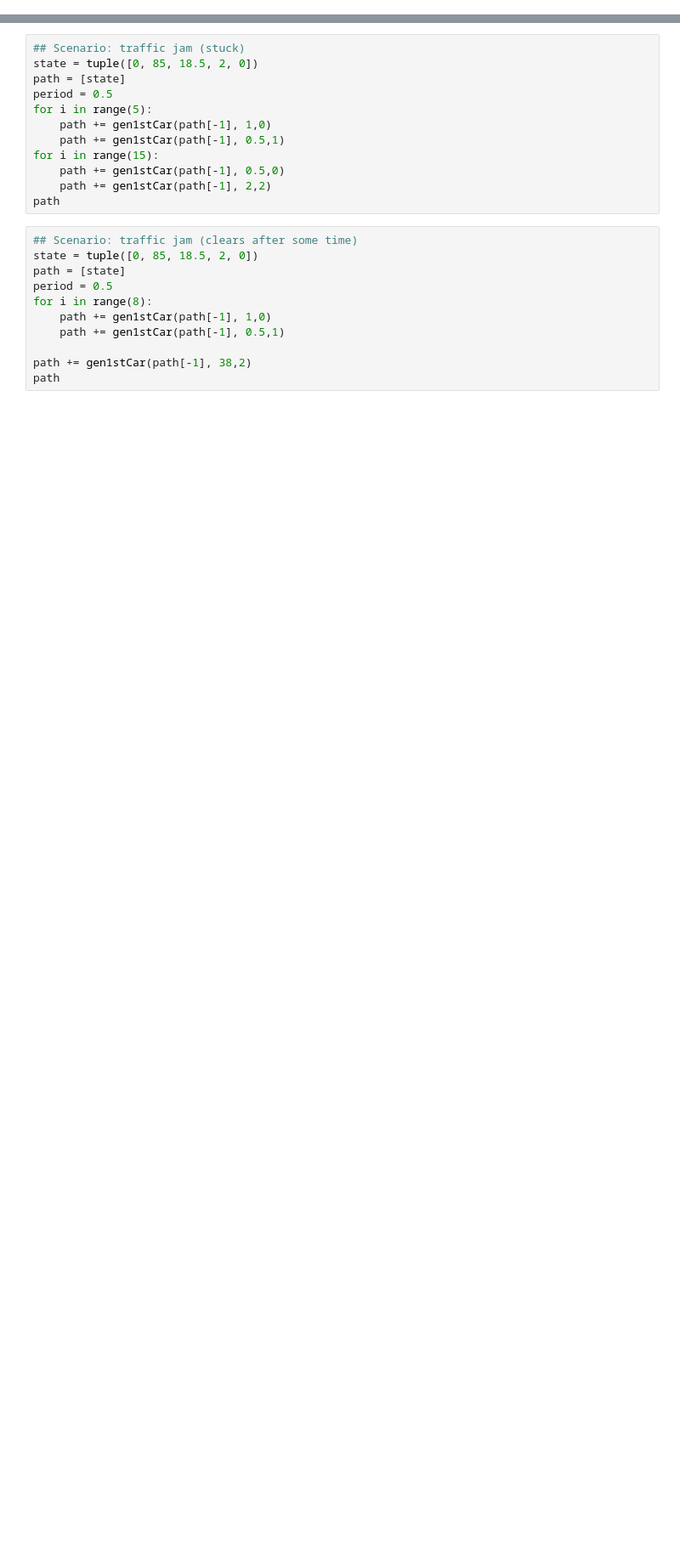
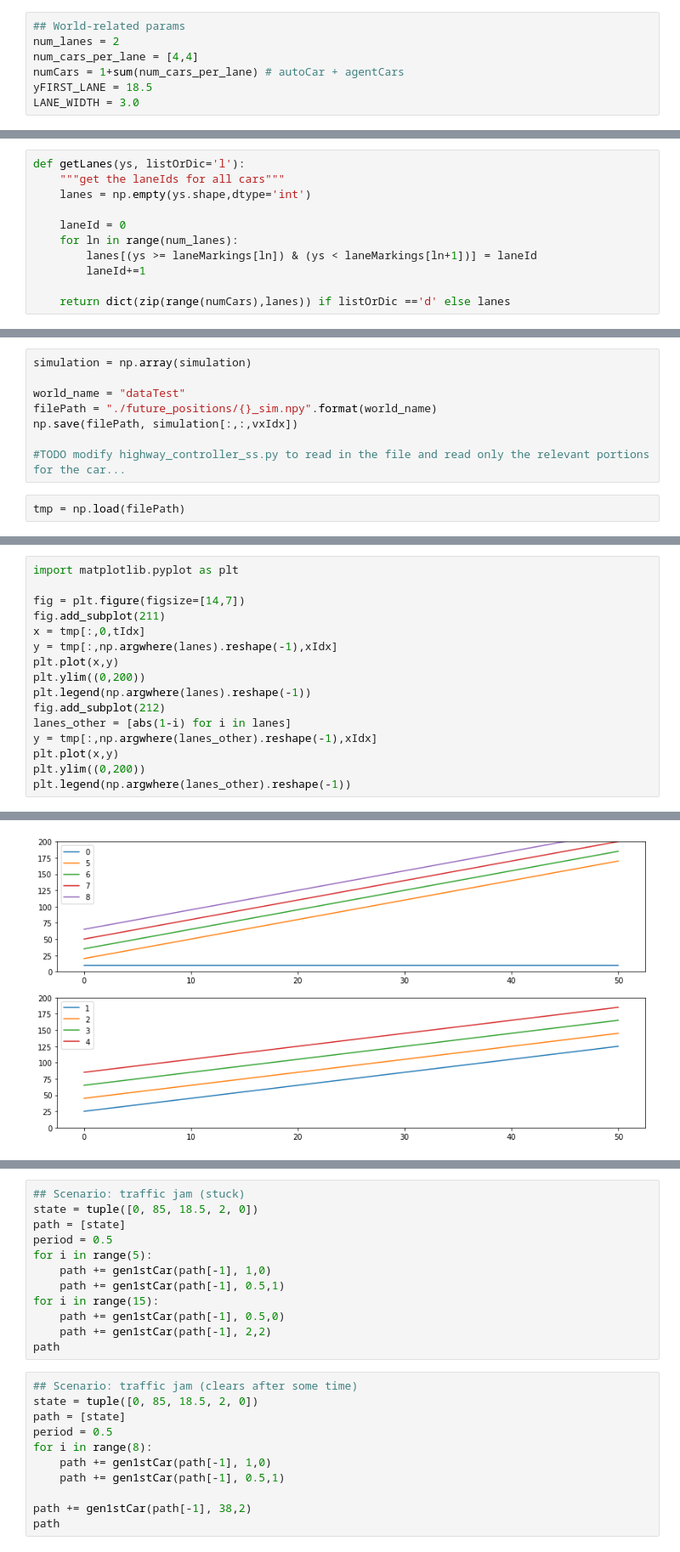
Before and after one commit to shern2/motionplanning, a Jupyter notebook: autocar/scripts/highway/proj.ipynb, the cells around one changed output, grey strips where cells are left out. Shown: that part at 85% size. Saved outputs shown, nothing was run; the diff lists cells and outputs as text; blank space fills up the shorter version.

Commit message:
Simulation
Simulation done, but needs to be verified with autoCar moving around. Also pending the updates to the highway_controller_ss.py.

```diff
--- a/autocar/scripts/highway/proj.ipynb
+++ b/autocar/scripts/highway/proj.ipynb
@@ -210,0 +22,7 @@ xs[]
+# %%
+## World-related params
+num_lanes = 2
+num_cars_per_lane = [4,4]
+numCars = 1+sum(num_cars_per_lane) # autoCar + agentCars
+yFIRST_LANE = 18.5
+LANE_WIDTH = 3.0
@@ -210,0 +176,11 @@ xs[]
+# %%
+def getLanes(ys, listOrDic='l'):
+    """get the laneIds for all cars"""
+    lanes = np.empty(ys.shape,dtype='int')
+
+    laneId = 0
+    for ln in range(num_lanes):
+        lanes[(ys >= laneMarkings[ln]) & (ys < laneMarkings[ln+1])] = laneId
+        laneId+=1
+
+    return dict(zip(range(numCars),lanes)) if listOrDic =='d' else lanes
@@ -210,0 +329,10 @@ xs[]
+# %%
+simulation = np.array(simulation)
+
+world_name = "dataTest"
+filePath = "./future_positions/{}_sim.npy".format(world_name)
+np.save(filePath, simulation[:,:,vxIdx])
+
+#TODO modify highway_controller_ss.py to read in the file and read only the relevant portions for the car...
+# %%
+tmp = np.load(filePath)
@@ -210,0 +341,17 @@ xs[]
+# %%
+import matplotlib.pyplot as plt
+
+fig = plt.figure(figsize=[14,7])
+fig.add_subplot(211)
+x = tmp[:,0,tIdx]
+y = tmp[:,np.argwhere(lanes).reshape(-1),xIdx]
+plt.plot(x,y)
+plt.ylim((0,200))
+plt.legend(np.argwhere(lanes).reshape(-1))
+fig.add_subplot(212)
+lanes_other = [abs(1-i) for i in lanes]
+y = tmp[:,np.argwhere(lanes_other).reshape(-1),xIdx]
+plt.plot(x,y)
+plt.ylim((0,200))
+plt.legend(np.argwhere(lanes_other).reshape(-1))
+# %% [output]
@@ -210,0 +359 @@ xs[]
+[figure, added]
```
Also changed, not shown: parts of 57 cells of this notebook, 2 other files.
